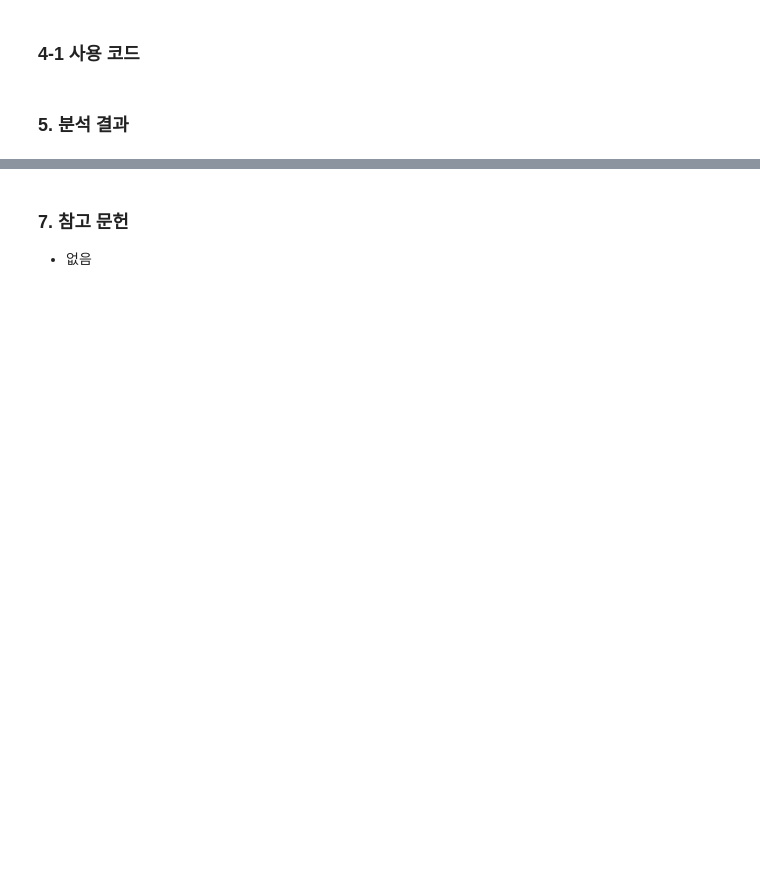
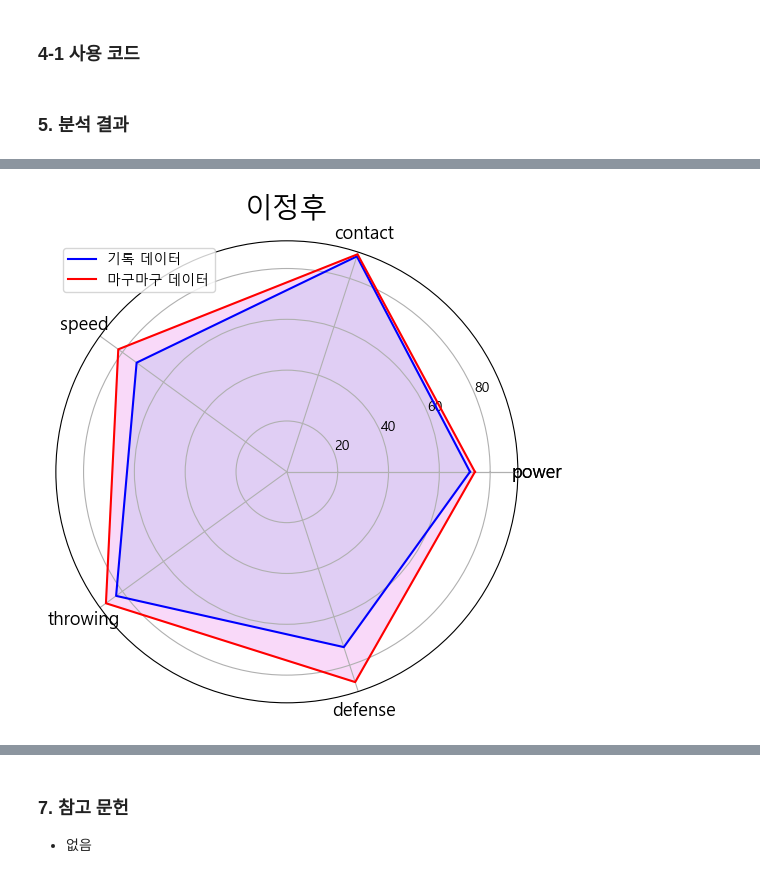
Before and after one commit to GbLeem/KBO-stats-To-Game, a Jupyter notebook: termproject_final.ipynb, the cells around one changed output, grey strips where cells are left out. Drawn from its saved outputs; the diff is of its cells as text; code cells hidden in the pictures; blank space fills up the shorter version.

```diff
--- a/termproject_final.ipynb
+++ b/termproject_final.ipynb
@@ -104,0 +170,5 @@ def draw_all(self):
+# %%
+player_이정후 = d.OFPlayer(1,14,1) #이정후
+player_이정후.draw_all()
+# %% [output]
+[figure, added]
```
Also changed, not shown: parts of 19 cells of this notebook, 3 other files.
